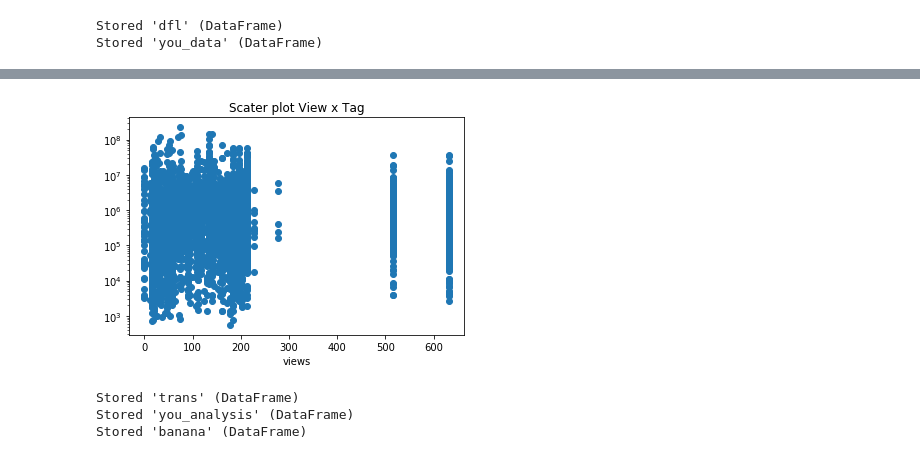
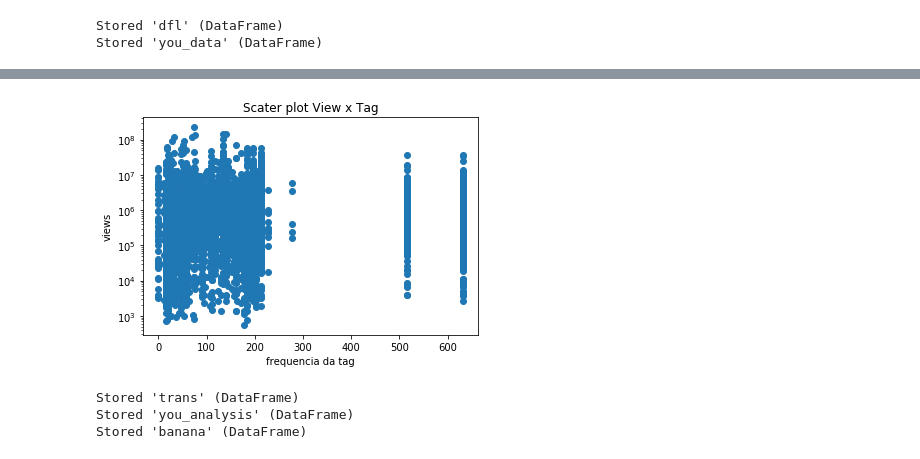
Before and after one commit to victorniubo/cdados_dp, a Jupyter notebook: P3/Projeto3 Layout.ipynb, the cells around one changed output, grey strips where cells are left out. Cells and saved outputs as stored; diff of their text form; code cells hidden in the pictures.

```diff
--- a/P3/Projeto3 Layout.ipynb
+++ b/P3/Projeto3 Layout.ipynb
@@ -102,18 +100,19 @@ for ind,data in tqdm(dfl.iterrows(), total=dfl.shape[0]):
 # %%
 # Cria dataframe das views e frequência máxima
 banana = pd.DataFrame()
 banana['views'] = you_analysis['views']
 banana['max_freq'] = you_analysis.iloc[:,5:].max(axis=1)
 
 # Plota scatter
 ax = plt.gca()
 ax.scatter(banana.max_freq, banana.views)
 ax.set_yscale('log')
 ax.set_title('Scater plot View x Tag')
 ax.set_xlabel('frequencia da tag')
-ax.set_xlabel('views');
+ax.set_ylabel('views')
+plt.savefig('img/Scater plot View x Tag.png')
 # %% [output]
-[figure, old version]
+[figure, new version]
 # %%
 # Transpose no dataframe para poder usar .nlargest()
 you_freqs = you_analysis.iloc[:,5:]
```
Also changed, not shown: parts of 22 cells of this notebook, 1 other file.
